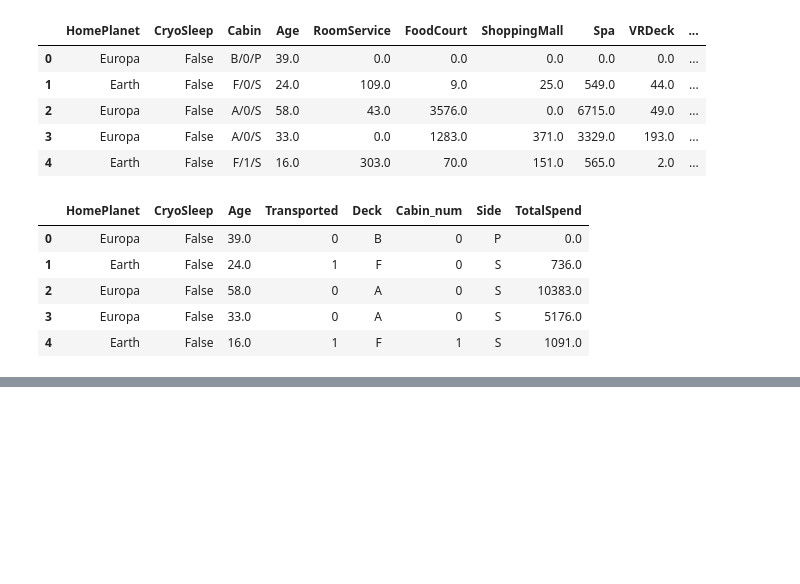
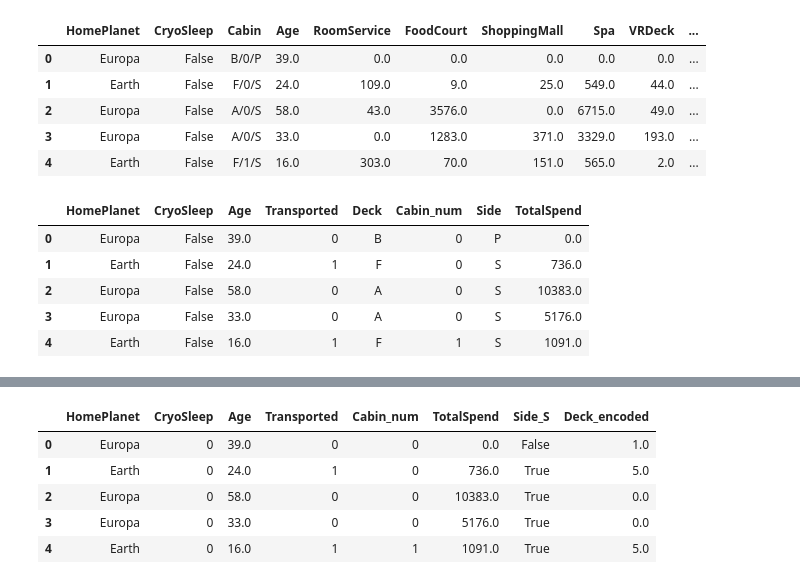
Before and after one commit to folkstay/Spaceship, a Jupyter notebook: SpaceShip.ipynb, the cells around one changed output, grey strips where cells are left out. Cells and saved outputs as stored; diff of their text form; code cells hidden in the pictures; blank space fills up the shorter version.

```diff
--- a/SpaceShip.ipynb
+++ b/SpaceShip.ipynb
@@ -227,0 +269,14 @@ train_df.head()
+# %%
+from sklearn.preprocessing import OrdinalEncoder
+encoder = OrdinalEncoder()
+train_df["Deck_encoded"] = encoder.fit_transform(train_df[["Deck"]])
+# %%
+train_df=train_df.drop(columns=["Deck"])
+train_df.head()
+# %% [output]
+|  | HomePlanet | CryoSleep | Age | Transported | Cabin_num | TotalSpend | Side_S | Deck_encoded |
+| 0 | Europa | 0 | 39.0 | 0 | 0 | 0.0 | False | 1.0 |
+| 1 | Earth | 0 | 24.0 | 1 | 0 | 736.0 | True | 5.0 |
+| 2 | Europa | 0 | 58.0 | 0 | 0 | 10383.0 | True | 0.0 |
+| 3 | Europa | 0 | 33.0 | 0 | 0 | 5176.0 | True | 0.0 |
+| 4 | Earth | 0 | 16.0 | 1 | 1 | 1091.0 | True | 5.0 |
```
Also changed, not shown: parts of 6 cells of this notebook.
